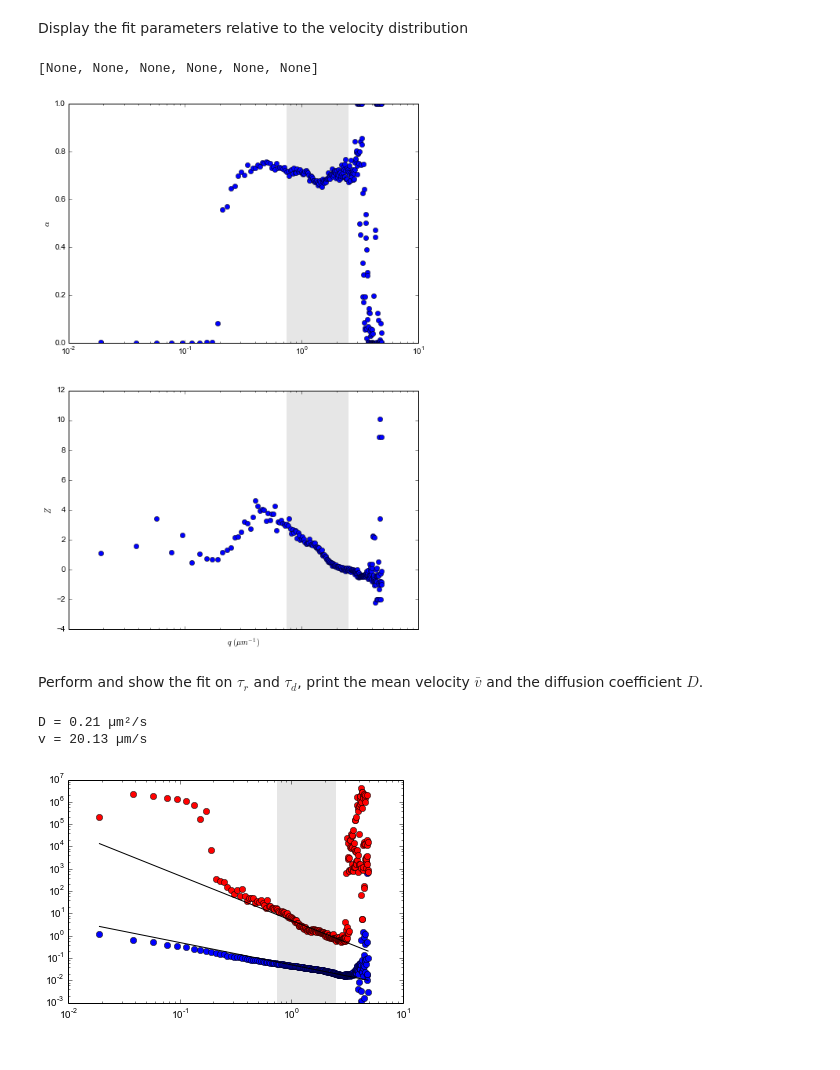
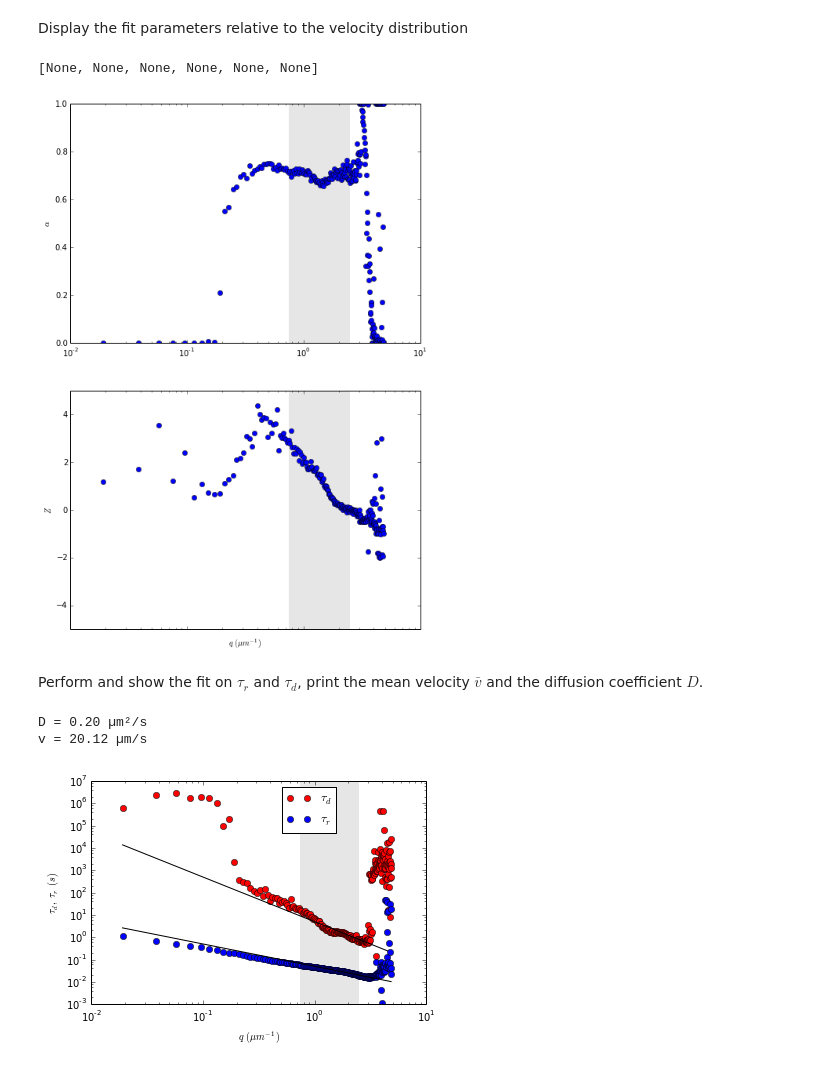
Before and after one commit to MathieuLeocmach/DDM, a Jupyter notebook: python/fit_bacteria.ipynb, the cells around one changed output. Cells and saved outputs as stored; diff of their text form; code cells hidden in the pictures.

Commit message:
Check axis label, legends, etc.

```diff
--- a/python/fit_bacteria.ipynb
+++ b/python/fit_bacteria.ipynb
@@ -212,35 +211,40 @@ ax2 = subplot(2,1,2, sharex=ax1)
 plot(qs, params[:,-1], 'o')
 axvspan(qs[iqmin], qs[iqmax], color=(0.9,0.9,0.9))
 ylabel(r'$Z$')
+ylim(-5,5)
 xlabel(r'$q\, (\mu m^{-1})$')
 setp(ax2.get_xticklabels(), visible=False)
 # %% [output]
 [None, None, None, None, None, None]
-[figure, old version]
+[figure, new version]
 # %% [markdown]
 Perform and show the fit on $\tau_r$ and $\tau_d$, print the mean velocity $\bar{v}$ and the diffusion coefficient $D$.
 # %%
 v = np.exp(-leastsq(
     lambda p, q, tr: p[0] - np.log(q) - np.log(tr),
     [-1.],
     args=(qs[iqmin:iqmax], params[iqmin:iqmax,3])
     )[0][0])
 D = np.exp(-leastsq(
     lambda p, q, td: p[0] - 2*np.log(q) - np.log(td),
     [-1.],
     args=(qs[iqmin:iqmax], params[iqmin:iqmax,2])
     )[0][0])
-plot(qs, params[:,3], 'ob')
+
+plot(qs, params[:,2], 'or', label=r'$\tau_d$')
+plot(qs, 1/(D*qs**2), '-k')
+plot(qs, params[:,3], 'ob', label=r'$\tau_r$')
 plot(qs, 1/(v*qs), '-k')
-plot(qs, params[:,2], 'or')
-plot(qs, 1/(D*qs**2), '-k')
 axvspan(qs[iqmin], qs[iqmax], color=(0.9,0.9,0.9))
 xscale('log')
 yscale('log')
+xlabel(r'$q\, (\mu m^{-1})$')
+ylabel(r'$\tau_d,\,\tau_r\, (s)$')
 ylim(1e-3,1e7)
+legend(loc='upper center',bbox_to_anchor = (0.65, 1))
 print u'D = {:.02f} µm²/s'.format(D)
 print u'v = {:.02f} µm/s'.format(v)
 # %% [output]
-D = 0.21 µm²/s
-v = 20.13 µm/s
+D = 0.20 µm²/s
+v = 20.12 µm/s
-[figure, old version]
+[figure, new version]
```
Also changed, not shown: parts of 7 cells of this notebook, 1 other file.
